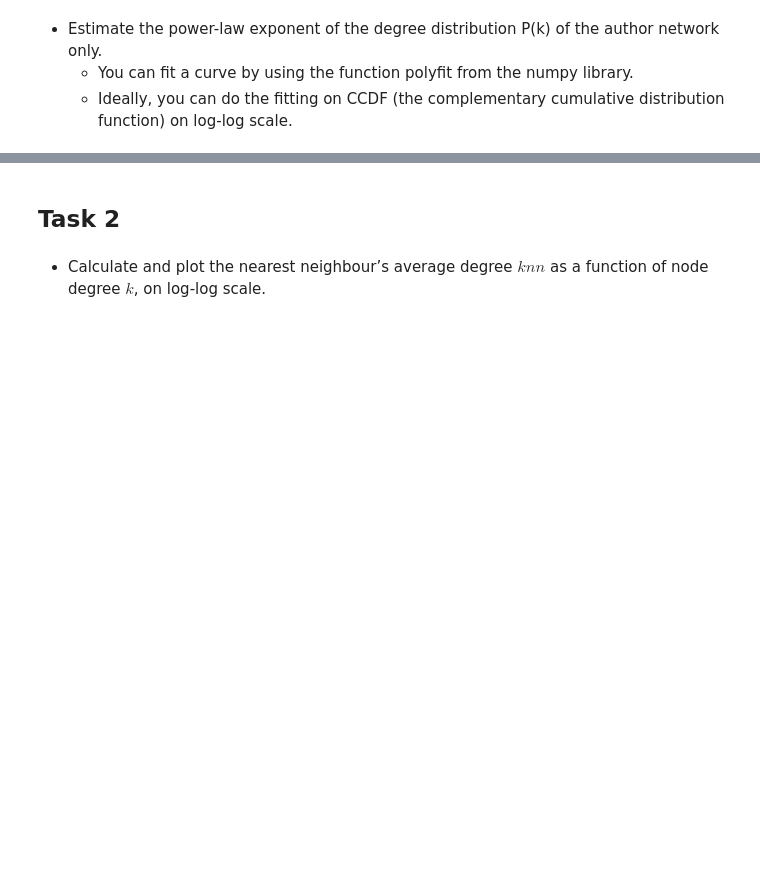
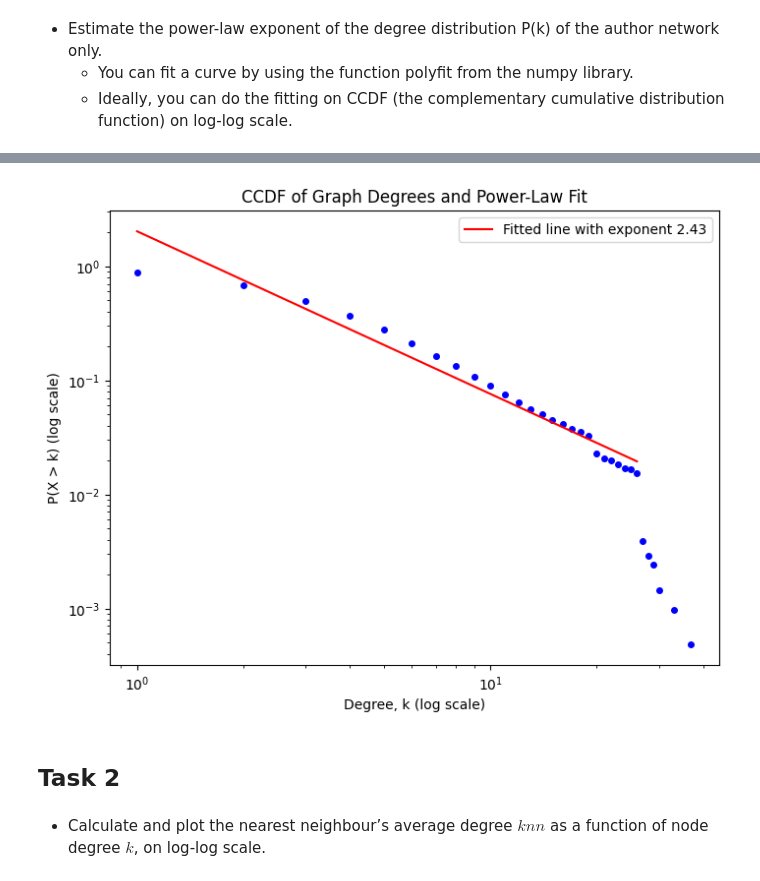
Before and after one commit to ignRyann/author-network-analysis, a Jupyter notebook: coursework1.ipynb, the cells around one changed output, grey strips where cells are left out. Drawn from its saved outputs; the diff is of its cells as text; code cells hidden in the pictures; blank space fills up the shorter version.

```diff
--- a/coursework1.ipynb
+++ b/coursework1.ipynb
@@ -273,3 +381,7 @@ Estimated power-law exponent (alpha): 2.01
+# %%
+plot_ccdf_with_power_law(author_network, cutoff= 26)
+# %% [output]
+[figure, added]
 # %% [markdown]
 ## Task 2
 # %% [markdown]
```
Also changed, not shown: parts of 44 cells of this notebook, 7 other files.
